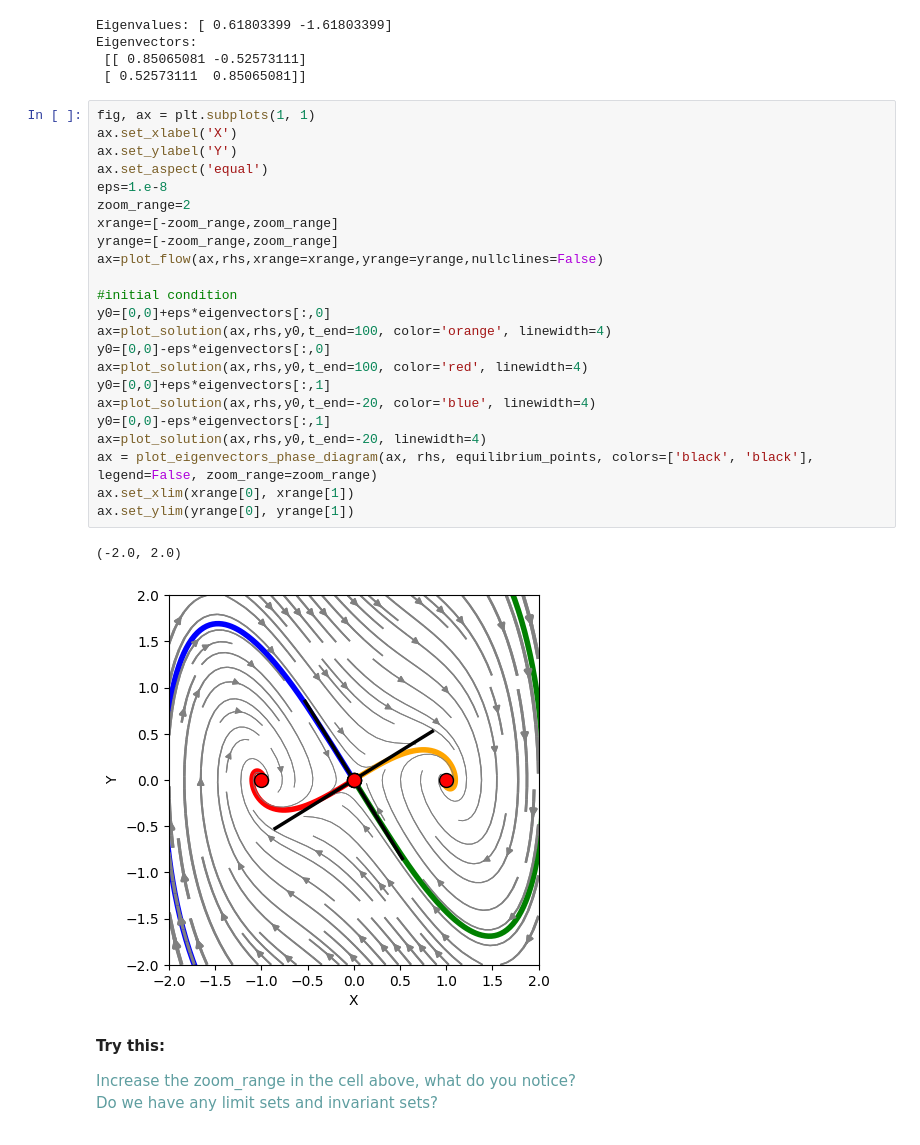
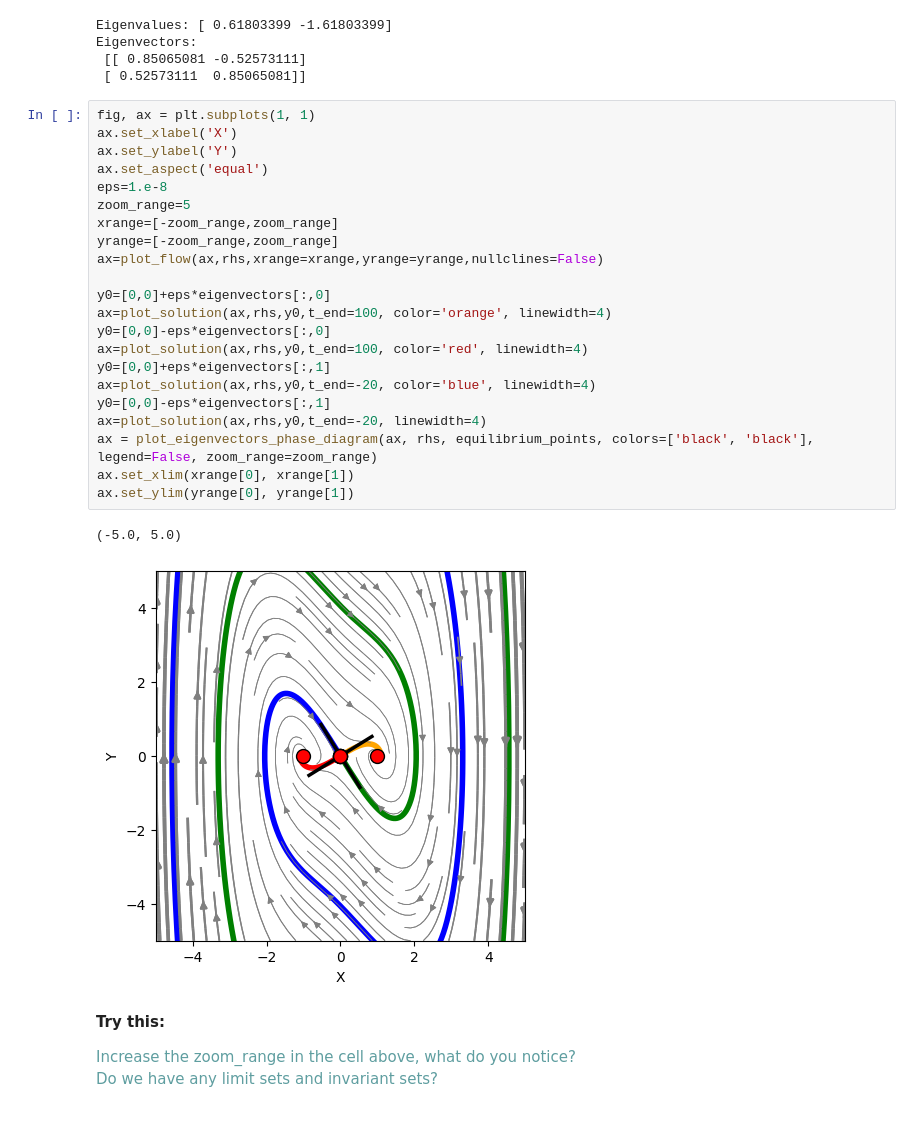
Before and after one commit to vladeviste/mat230, a Jupyter notebook: flow_limit_cycles.ipynb, the cells around one changed output. Drawn from its saved outputs; the diff is of its cells as text.

```diff
--- a/flow_limit_cycles.ipynb
+++ b/flow_limit_cycles.ipynb
@@ -539,29 +528,28 @@ Eigenvectors:
 # %%
 fig, ax = plt.subplots(1, 1)
 ax.set_xlabel('X')
 ax.set_ylabel('Y')
 ax.set_aspect('equal')
 eps=1.e-8
-zoom_range=2
+zoom_range=5
 xrange=[-zoom_range,zoom_range]
 yrange=[-zoom_range,zoom_range]
 ax=plot_flow(ax,rhs,xrange=xrange,yrange=yrange,nullclines=False)
 
-#initial condition
 y0=[0,0]+eps*eigenvectors[:,0]
 ax=plot_solution(ax,rhs,y0,t_end=100, color='orange', linewidth=4)
 y0=[0,0]-eps*eigenvectors[:,0]
 ax=plot_solution(ax,rhs,y0,t_end=100, color='red', linewidth=4)
 y0=[0,0]+eps*eigenvectors[:,1]
 ax=plot_solution(ax,rhs,y0,t_end=-20, color='blue', linewidth=4)
 y0=[0,0]-eps*eigenvectors[:,1]
 ax=plot_solution(ax,rhs,y0,t_end=-20, linewidth=4)
 ax = plot_eigenvectors_phase_diagram(ax, rhs, equilibrium_points, colors=['black', 'black'], legend=False, zoom_range=zoom_range)
 ax.set_xlim(xrange[0], xrange[1])
 ax.set_ylim(yrange[0], yrange[1])
 # %% [output]
-(-2.0, 2.0)
+(-5.0, 5.0)
-[figure, old version]
+[figure, new version]
 # %% [markdown]
 **Try this:**
 
```
Also changed, not shown: parts of 20 cells of this notebook.
